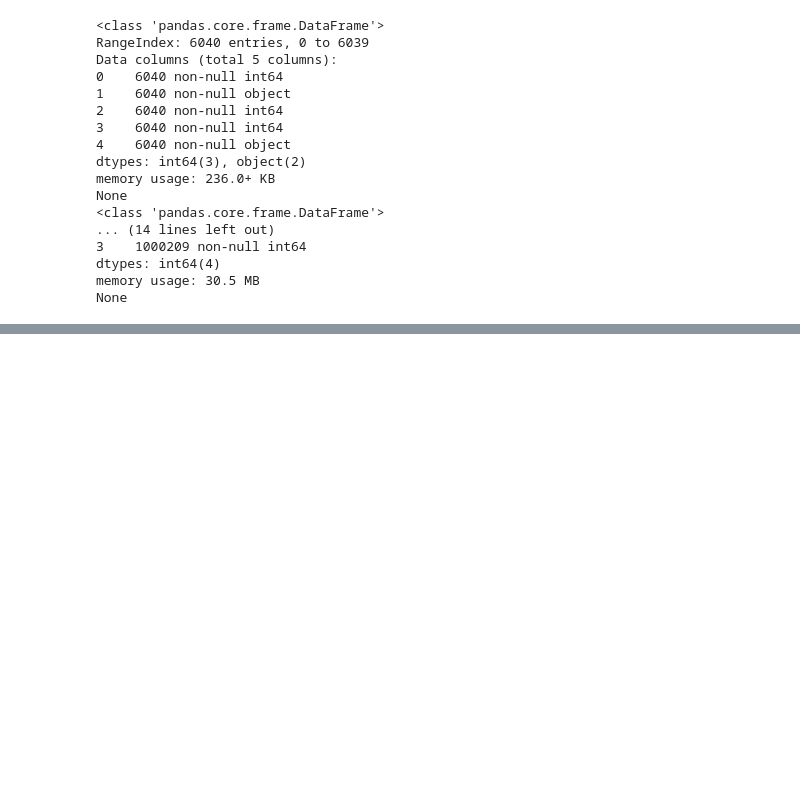
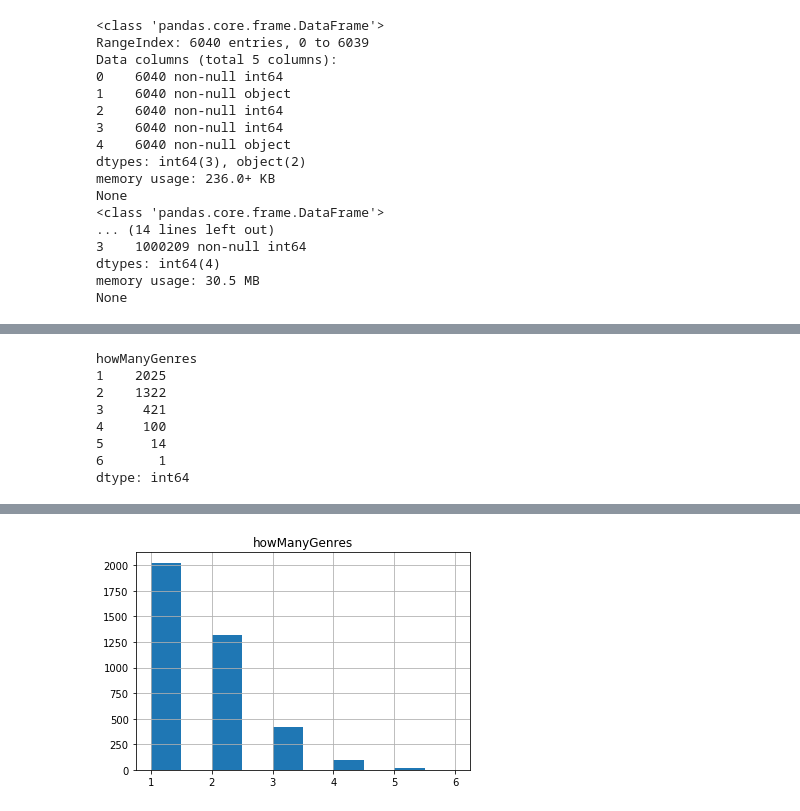
Before and after one commit to nicolagennaro/pussy-project, a Jupyter notebook: Movies.ipynb, the cells around one changed output, grey strips where cells are left out. Drawn from its saved outputs; the diff is of its cells as text; code cells hidden in the pictures; blank space fills up the shorter version.

```diff
--- a/Movies.ipynb
+++ b/Movies.ipynb
@@ -93,0 +85,16 @@ print(procMoviesUniformHot.head())
+# %%
+# how many genres does a movie have?
+g=procMovies.groupby('howManyGenres').size()
+print(g)
+procMovies.hist(column='howManyGenres')
+# movies with the greates number of genres
+procMovies.sort_values('howManyGenres',ascending=False).head()
+# %% [output]
+howManyGenres
+1    2025
+2    1322
+3     421
+4     100
+5      14
+6       1
+dtype: int64
@@ -93,0 +107 @@ print(procMoviesUniformHot.head())
+[figure, added]
```
Also changed, not shown: parts of 6 cells of this notebook.
